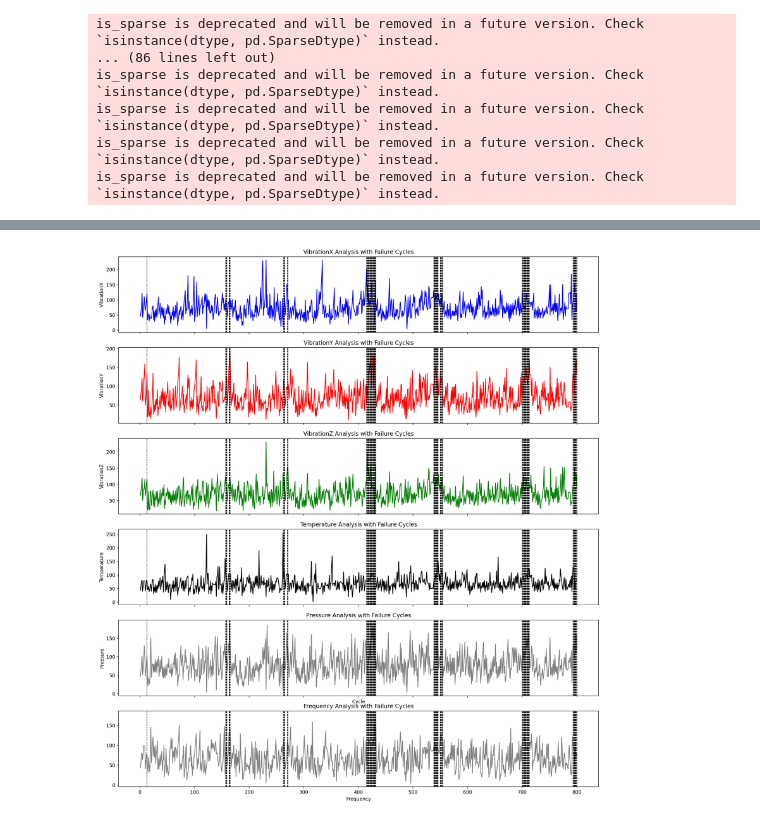
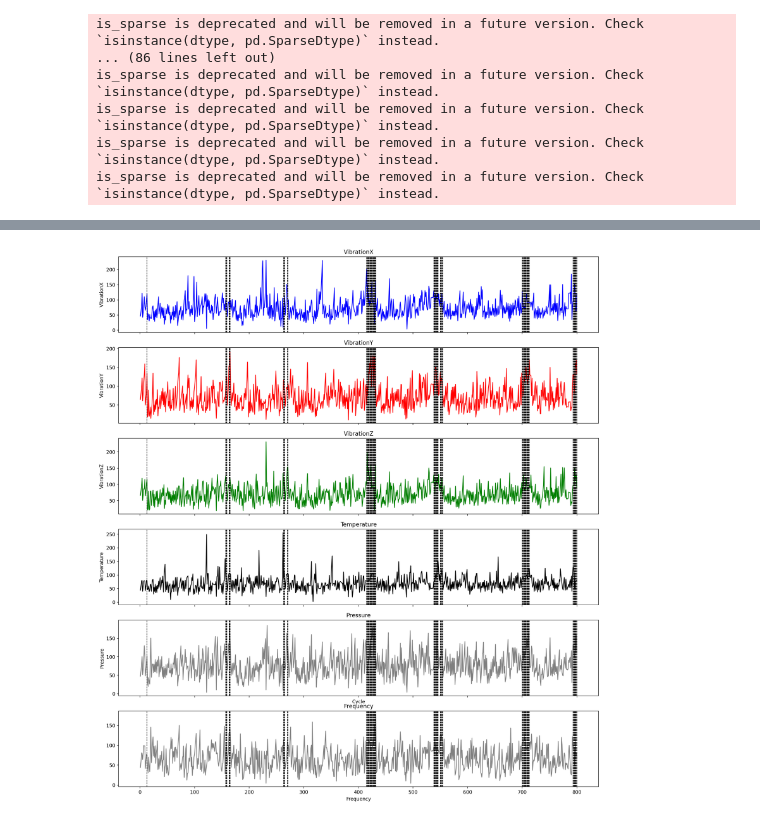
Before and after one commit to zemarchezi/FPSO-vessel-failure_shape_test, a Jupyter notebook: exploratory.ipynb, the cells around one changed output, grey strips where cells are left out. Drawn from its saved outputs; the diff is of its cells as text; code cells hidden in the pictures.

```diff
--- a/exploratory.ipynb
+++ b/exploratory.ipynb
@@ -384,38 +450,38 @@ plt.savefig('model_comparison.png', dpi=300, bbox_inches='tight')
 # %%
 
 falhas = data[data['Fail'] == True]['Cycle']
 fig, axs = plt.subplots(6, 1, figsize=(18, 20), sharex=True, dpi=200)
 axs[0].plot(data['Cycle'], data['VibrationX'], label='VibrationX', color='blue')
 axs[1].plot(data['Cycle'], data['VibrationY'], label='VibrationY', color='red')
 axs[2].plot(data['Cycle'], data['VibrationZ'], label='VibrationZ', color='green')
 axs[3].plot(data['Cycle'], data['Temperature'], label='VibrationX', color='black')
 axs[4].plot(data['Cycle'], data['Pressure'], label='VibrationX', color='gray')
 axs[5].plot(data['Cycle'], data['Frequency'], label='Frequency', color='gray')
 
 
 for ax in axs:
     for ciclo in falhas:
         ax.axvline(x=ciclo, color='k', linestyle='--', linewidth=1)
 
 axs[0].set_ylabel('VibrationX')
 axs[1].set_ylabel('VibrationY')
 axs[2].set_ylabel('VibrationZ')
 axs[3].set_ylabel('Temperature')
 axs[4].set_ylabel('Pressure')
 axs[4].set_xlabel('Cycle')
 axs[5].set_xlabel('Frequency')
 
-axs[0].set_title('VibrationX Analysis with Failure Cycles')
-axs[1].set_title('VibrationY Analysis with Failure Cycles')
-axs[2].set_title('VibrationZ Analysis with Failure Cycles')
-axs[3].set_title('Temperature Analysis with Failure Cycles')
-axs[4].set_title('Pressure Analysis with Failure Cycles')
-axs[5].set_title('Frequency Analysis with Failure Cycles')
+axs[0].set_title('VibrationX')
+axs[1].set_title('VibrationY')
+axs[2].set_title('VibrationZ')
+axs[3].set_title('Temperature')
+axs[4].set_title('Pressure')
+axs[5].set_title('Frequency')
 
 
 plt.savefig('Vibration_Analysis.png', dpi=200, bbox_inches='tight')
 # %% [output]
-[figure, old version]
+[figure, new version]
 # %%
 import numpy as np
 import pywt
```
Also changed, not shown: parts of 23 cells of this notebook, 8 other files.
